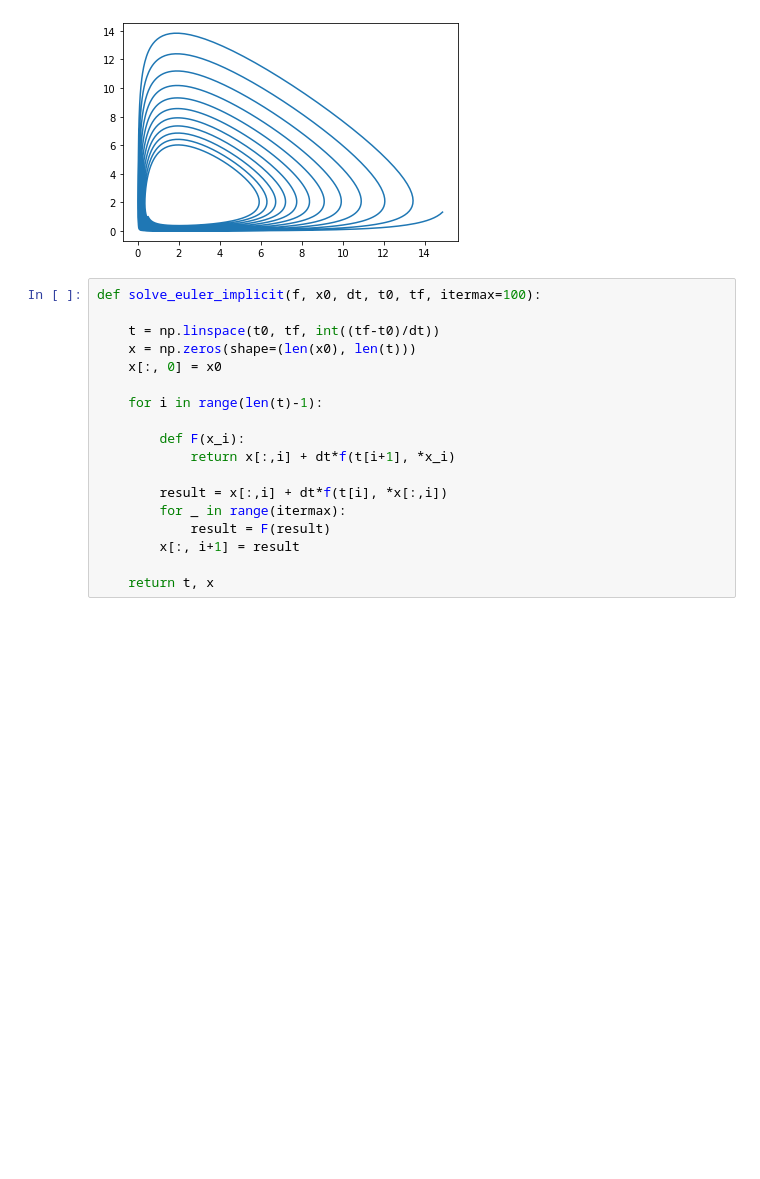
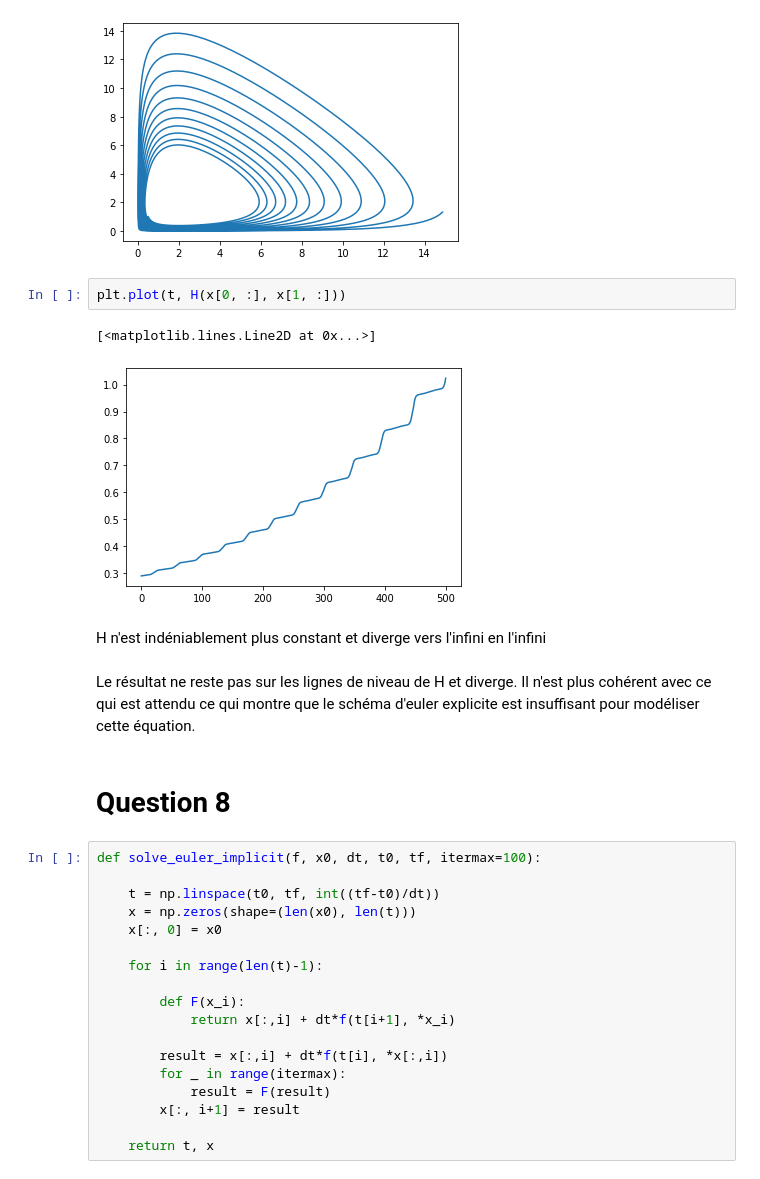
Before and after one commit to remymart/projet_equa_diff, a Jupyter notebook: equa_diff.ipynb, the cells around one changed output. Cells and saved outputs as stored; diff of their text form; blank space fills up the shorter version.

```diff
--- a/equa_diff.ipynb
+++ b/equa_diff.ipynb
@@ -74,6 +136,17 @@ plt.plot(x[0, :], x[1, :])
 # %% [output]
 [<matplotlib.lines.Line2D at 0x...>]
 [figure]
+# %%
+plt.plot(t, H(x[0, :], x[1, :]))
+# %% [output]
+[<matplotlib.lines.Line2D at 0x...>]
+[figure, added]
+# %% [markdown]
+H n'est indéniablement plus constant et diverge vers l'infini en l'infini
+# %% [markdown]
+Le résultat ne reste pas sur les lignes de niveau de H et diverge. Il n'est plus cohérent avec ce qui est attendu ce qui montre que le schéma d'euler explicite est insuffisant pour modéliser cette équation.
+# %% [markdown]
+# Question 8
 # %%
 def solve_euler_implicit(f, x0, dt, t0, tf, itermax=100):
 
```
Also changed, not shown: parts of 30 cells of this notebook.
